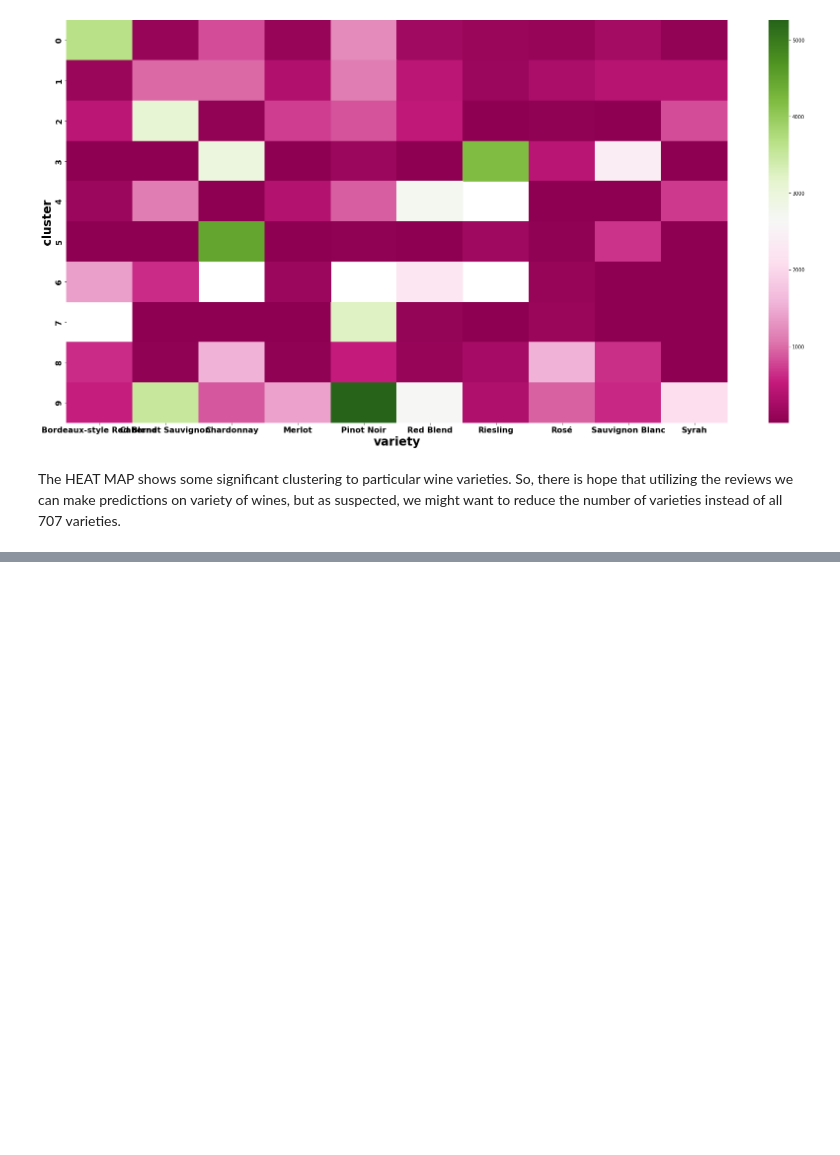
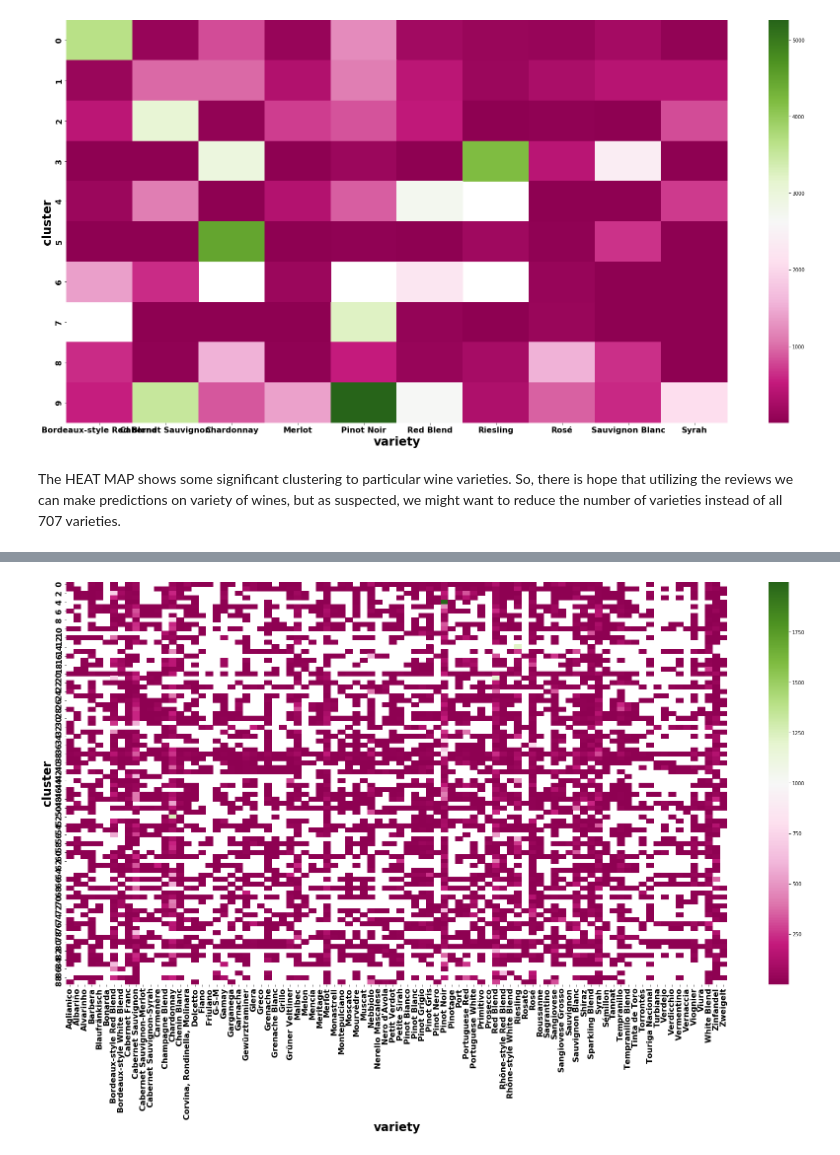
Before and after one commit to jadeal147/capstone3, a Jupyter notebook: Capstone 3 - preprocessing EDA.ipynb, the cells around one changed output, grey strips where cells are left out. Cells and saved outputs as stored; diff of their text form; code cells hidden in the pictures; blank space fills up the shorter version.

```diff
--- a/Capstone 3 - preprocessing EDA.ipynb
+++ b/Capstone 3 - preprocessing EDA.ipynb
@@ -381,0 +395,9 @@ The HEAT MAP shows some significant clustering to particular wine varieties.  So
+# %%
+desc100 = df_top100_list.description.values
+# %%
+vectorize = TfidfVectorizer(stop_words = stop_words, max_features = 1000)
+X = vectorize.fit_transform(desc100)
+words = vectorize.get_feature_names()
+# %%
+kmeans = KMeans(n_clusters = 90, n_init = 5, n_jobs = -1)
+kmeans.fit(X)
@@ -381,0 +430,2 @@ The HEAT MAP shows some significant clustering to particular wine varieties.  So
+# %%
+df_top100_list['cluster2'] = kmeans.labels_
@@ -381,0 +454,15 @@ The HEAT MAP shows some significant clustering to particular wine varieties.  So
+# %%
+clusters = df_top100_list.groupby(['cluster2', 'variety']).size()
+fig2, ax2 = plt.subplots(figsize = (30, 15))
+sns.heatmap(clusters.unstack(level = 'variety'), ax = ax2, cmap = 'PiYG')
+
+ax2.set_xlabel('variety', fontdict = {'weight': 'bold', 'size': 24})
+ax2.set_ylabel('cluster', fontdict = {'weight': 'bold', 'size': 24})
+for label in ax2.get_xticklabels():
+    label.set_size(16)
+    label.set_weight("bold")
+for label in ax2.get_yticklabels():
+    label.set_size(16)
+    label.set_weight("bold")
+# %% [output]
+[figure, added]
```
Also changed, not shown: parts of 12 cells of this notebook.
